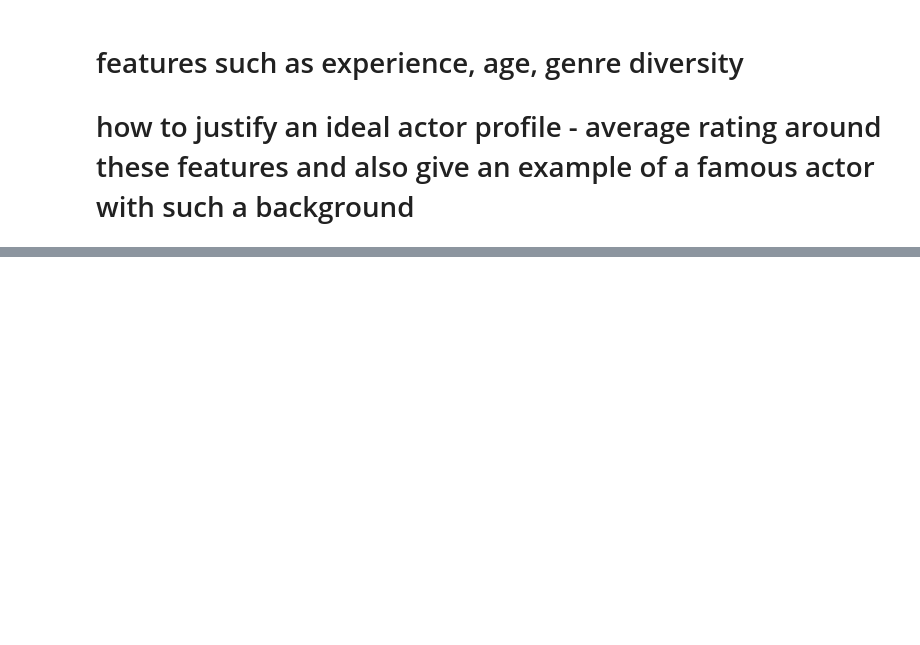
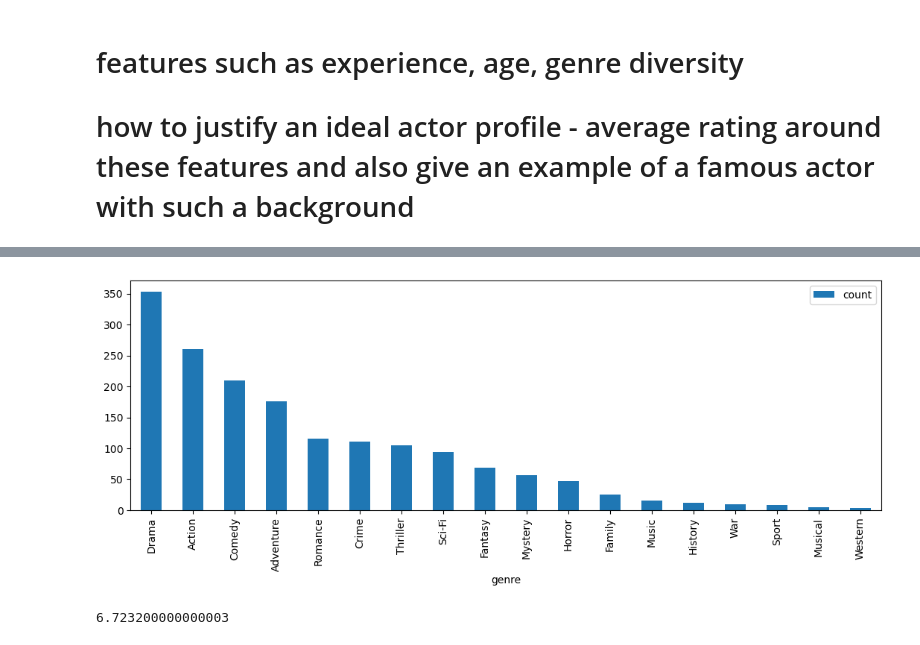
Before and after one commit to epfl-ada/ada-2022-project-jash, a Jupyter notebook: import_imdb_movie_data.ipynb, the cells around one changed output, grey strips where cells are left out. Drawn from its saved outputs; the diff is of its cells as text; code cells hidden in the pictures; blank space fills up the shorter version.

```diff
--- a/import_imdb_movie_data.ipynb
+++ b/import_imdb_movie_data.ipynb
@@ -156,3 +156,13 @@ movies_major[movies_major["primaryName"].str.contains("Marlon Brando")].sort_val
 | 455567 | tt1295451 | 1 | nm0000008 | 0 | Marlon Brando | 1924 | 2004 | 1977 | Crime,Drama,Thriller | 2004 | ... |
 | 455564 | tt1295450 | 1 | nm0000008 | 0 | Marlon Brando | 1924 | 2004 | 1977 | Crime,Drama,Thriller | 2004 | ... |
 | 411288 | tt0839995 | 3 | nm0000008 | 0 | Marlon Brando | 1924 | 2004 | 1980 | Action,Adventure,Romance | 2004 | ... |
+# %%
+movies_popular = pd.read_csv("./data/IMDB-Movie-Data.csv")
+
+genres_popular, counts, mp = extract_genres(movies_popular)
+# %% [output]
+[figure, added]
+# %%
+movies_popular['Rating'].mean()
+# %% [output]
+6.723200000000003
```
